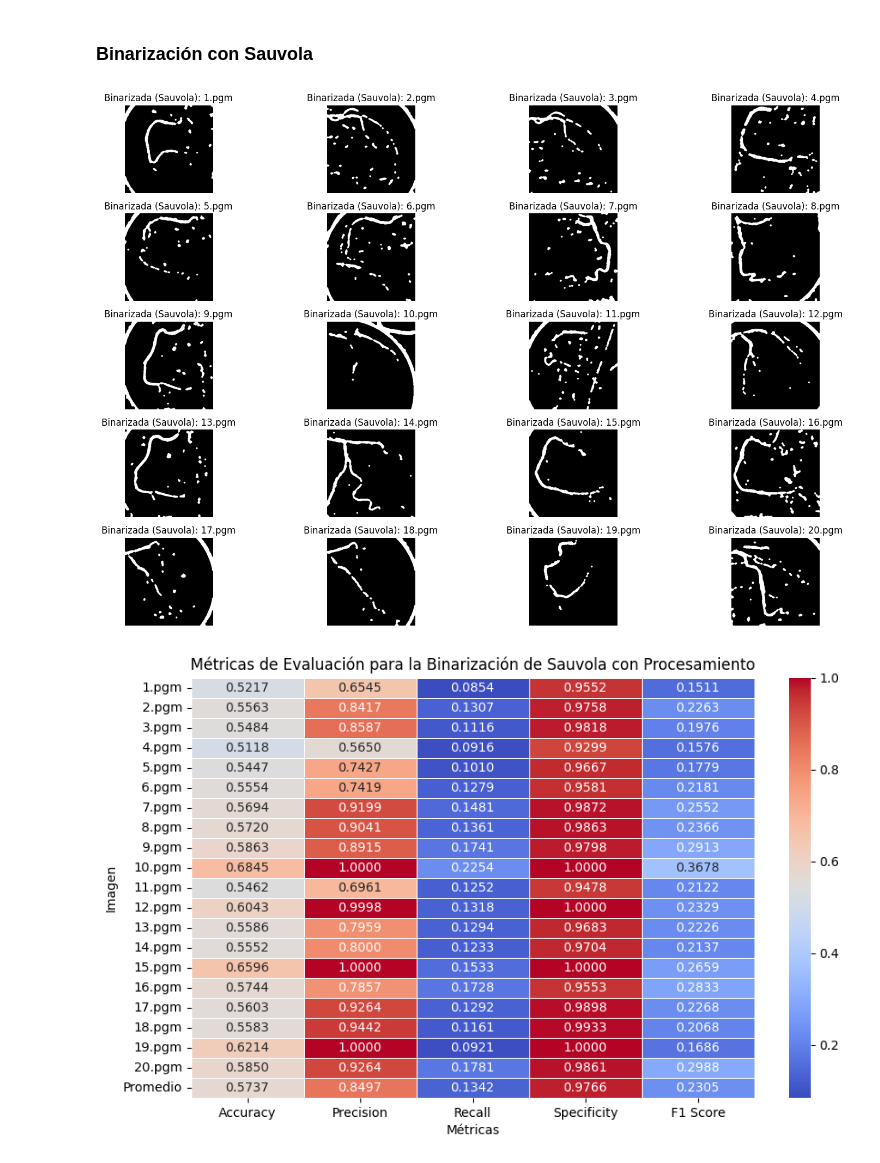
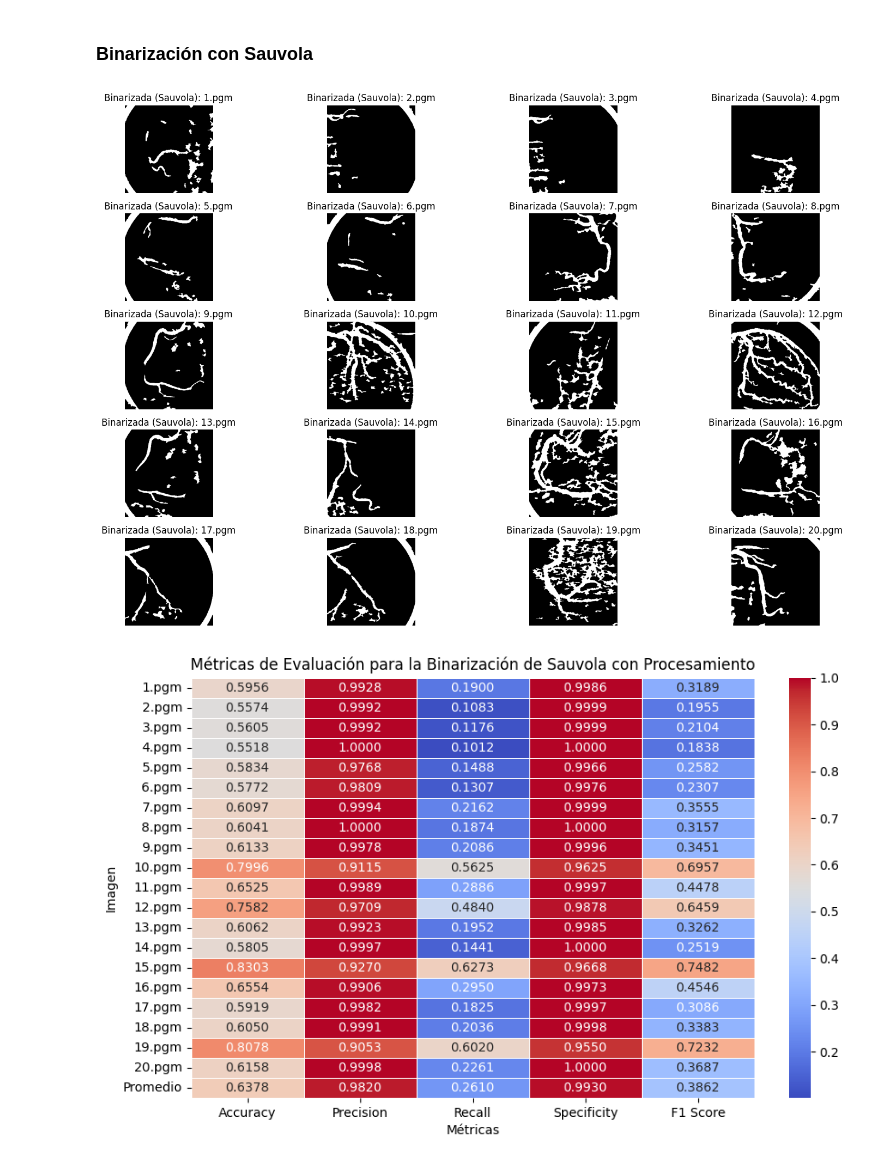
Before and after one commit to MarioGuerra21008/Project1CV, a Jupyter notebook: exercise1.ipynb, the cells around one changed output. Saved outputs shown, nothing was run; the diff lists cells and outputs as text; code cells hidden in the pictures.

Commit message:
feat: improving otsu and sauvola method

```diff
--- a/exercise1.ipynb
+++ b/exercise1.ipynb
@@ -36,30 +36,23 @@ def preprocess_image(image):
     # Filtro mediano para reducir ruido sin perder detalles
     image = filters.median(image, morphology.disk(1))
 
-    # Corrección de iluminación con filtro gaussiano de menor sigma (suaviza sin perder detalles)
-    gaussian_blur = filters.gaussian(image, sigma=5)
+    # Corrección de iluminación con filtro gaussiano
+    gaussian_blur = filters.gaussian(image, sigma=10)
     corrected = image - gaussian_blur
 
-    # Normalizar imagen (evitar que valores negativos causen problemas)
+    # Normalizar imagen
     corrected = (corrected - corrected.min()) / (corrected.max() - corrected.min())
 
-    # Ecualización adaptativa con clip_limit reducido para evitar amplificación de ruido
-    enhanced = exposure.equalize_adapthist(corrected, clip_limit=0.02)
+    # Ecualización adaptativa para evitar amplificación de ruido
+    enhanced = exposure.equalize_hist(corrected)
 
     return enhanced
 # %%
 def otsu_binarization(image):
     # Aplicar umbral global de Otsu
     threshold = threshold_otsu(image)
-    binary = image < threshold  # Genera imagen binaria
+    binary = image < threshold # Genera imagen binaria
 
-    # Usar un umbral adaptativo si la imagen tiene iluminación desigual
-    local_threshold = threshold_sauvola(image, window_size=25)
-    binary_adaptive = image < local_threshold
-
-    # Fusionar ambos métodos (Otsu + Adaptativo) usando intersección
-    final_binary = np.logical_or(binary, binary_adaptive)
-
-    return final_binary
+    return binary
 # %%
 def postprocess_image(binary_image):
@@ -138,11 +131,27 @@ plt.show()
 ### Binarización con Sauvola
 # %%
 # Uso de threshold de Sauvola para binarización
-def sauvola_binarization(image, window_size=25, k=0.2):
+def sauvola_binarization(image, window_size=35, k=0.34):
+    # Calcular el umbral de Sauvola con mejor window_size y k
     threshold = threshold_sauvola(image, window_size=window_size, k=k)
-    binary = image < threshold
+
+    # Invertir umbral si la imagen es mayormente oscura
+    if np.mean(image) < 0.5:
+        binary = image > threshold
+    else:
+        binary = image < threshold
 
     return binary
+# %%
+# Método de postprocesamiento para mejorar Sauvola
+def postprocess_sauvola(binary_image):
+    # Eliminar pequeños artefactos de ruido
+    cleaned = remove_small_objects(binary_image, min_size=50)
+
+    # Aplicar closing para conectar estructuras arteriales
+    closed = morphology.closing(cleaned, morphology.disk(2))
+
+    return closed
 # %%
 image_path = 'data/database'  # Ruta con las imágenes
 
@@ -151,35 +160,35 @@ preprocessed_images = [preprocess_image(img) for img in images]
 
 # Binarización con Sauvola
 binarized_images_sauvola = [sauvola_binarization(img) for img in preprocessed_images]
-processed_results_sauvola = [postprocess_image(img) for img in binarized_images_sauvola]
+processed_results_sauvola = [postprocess_sauvola(img) for img in binarized_images_sauvola]
 
 # Mostrar imágenes binzarizadas con Sauvola
 plt.figure(figsize=(15, 20))
 for i, (bin_img, fname) in enumerate(zip(processed_results_sauvola, filenames)):
     plt.subplot(10, 4, i + 1)
     plt.imshow(bin_img, cmap='gray')
     plt.title(f"Binarizada (Sauvola): {fname}")
     plt.axis('off')
 plt.tight_layout()
 plt.show()
 
 # Evaluar métricas
 evaluation_results_sauvola = [evaluate_metrics(img, bin_img) for img, bin_img in zip(images, processed_results_sauvola)]
 
 # Crear DataFrame con métricas
 columns = ['Accuracy', 'Precision', 'Recall', 'Specificity', 'F1 Score']
 df_results_sauvola = pd.DataFrame(evaluation_results_sauvola, columns=columns, index=filenames)
 
 # Agregar fila de promedios
 df_results_sauvola.loc["Promedio"] = df_results_sauvola.mean()
 
 # Mostrar tabla de resultados
 plt.figure(figsize=(10, 6))
 sns.heatmap(df_results_sauvola, annot=True, fmt=".4f", cmap="coolwarm", linewidths=0.5)
 plt.title("Métricas de Evaluación para la Binarización de Sauvola con Procesamiento")
 plt.xlabel("Métricas")
 plt.ylabel("Imagen")
 plt.show()
 # %% [output]
-[figure, old version]
+[figure, new version]
-[figure, old version]
+[figure, new version]
```
Also changed, not shown: parts of 2 cells of this notebook.
